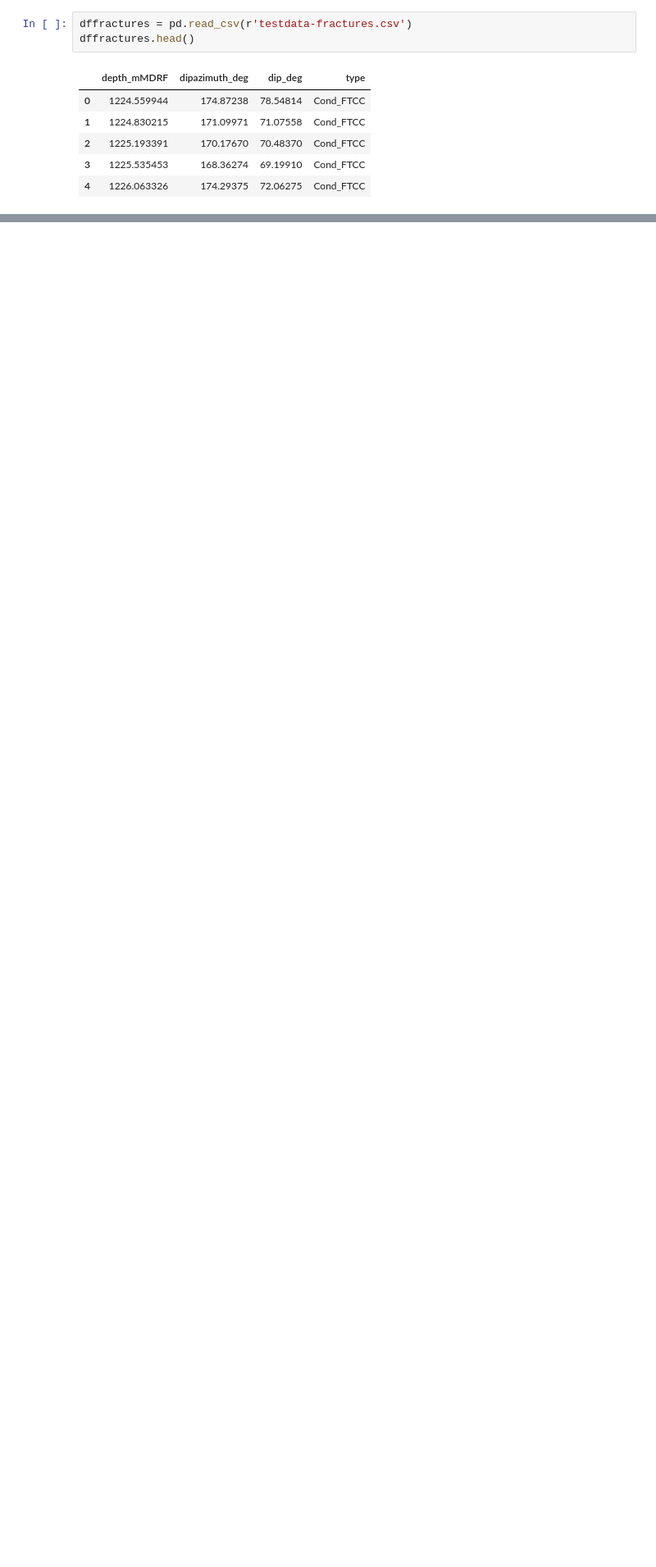
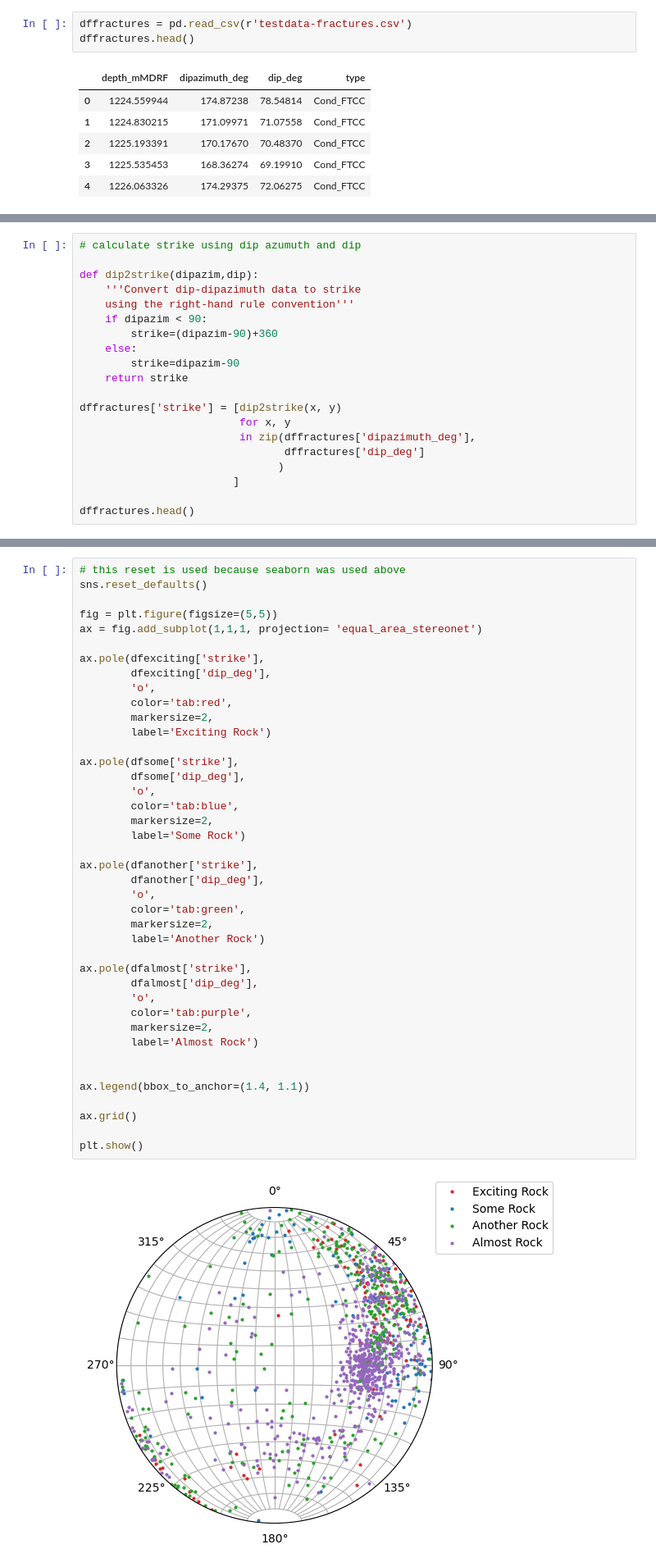
Before and after one commit to ICWallis/fractoolbox, a Jupyter notebook: append-fracture-attributes.ipynb, the cells around one changed output, grey strips where cells are left out. Shown at 82% size. Saved outputs shown, nothing was run; the diff lists cells and outputs as text; blank space fills up the shorter version.

```diff
--- a/append-fracture-attributes.ipynb
+++ b/append-fracture-attributes.ipynb
@@ -91,0 +233,20 @@ dfstifness
+# %%
+# calculate strike using dip azumuth and dip
+
+def dip2strike(dipazim,dip):
+    '''Convert dip-dipazimuth data to strike
+    using the right-hand rule convention'''
+    if dipazim < 90:
+        strike=(dipazim-90)+360
+    else:
+        strike=dipazim-90
+    return strike
+
+dffractures['strike'] = [dip2strike(x, y)
+                         for x, y
+                         in zip(dffractures['dipazimuth_deg'],
+                                dffractures['dip_deg']
+                               )
+                        ]
+
+dffractures.head()
@@ -91,0 +300,43 @@ dfstifness
+# %%
+# this reset is used because seaborn was used above
+sns.reset_defaults()
+
+fig = plt.figure(figsize=(5,5))
+ax = fig.add_subplot(1,1,1, projection= 'equal_area_stereonet')
+
+ax.pole(dfexciting['strike'],
+        dfexciting['dip_deg'],
+        'o',
+        color='tab:red',
+        markersize=2,
+        label='Exciting Rock')
+
+ax.pole(dfsome['strike'],
+        dfsome['dip_deg'],
+        'o',
+        color='tab:blue',
+        markersize=2,
+        label='Some Rock')
+
+ax.pole(dfanother['strike'],
+        dfanother['dip_deg'],
+        'o',
+        color='tab:green',
+        markersize=2,
+        label='Another Rock')
+
+ax.pole(dfalmost['strike'],
+        dfalmost['dip_deg'],
+        'o',
+        color='tab:purple',
+        markersize=2,
+        label='Almost Rock')
+
+
+ax.legend(bbox_to_anchor=(1.4, 1.1))
+
+ax.grid()
+
+plt.show()
+# %% [output]
+[figure, added]
```
Also changed, not shown: parts of 22 cells of this notebook.
